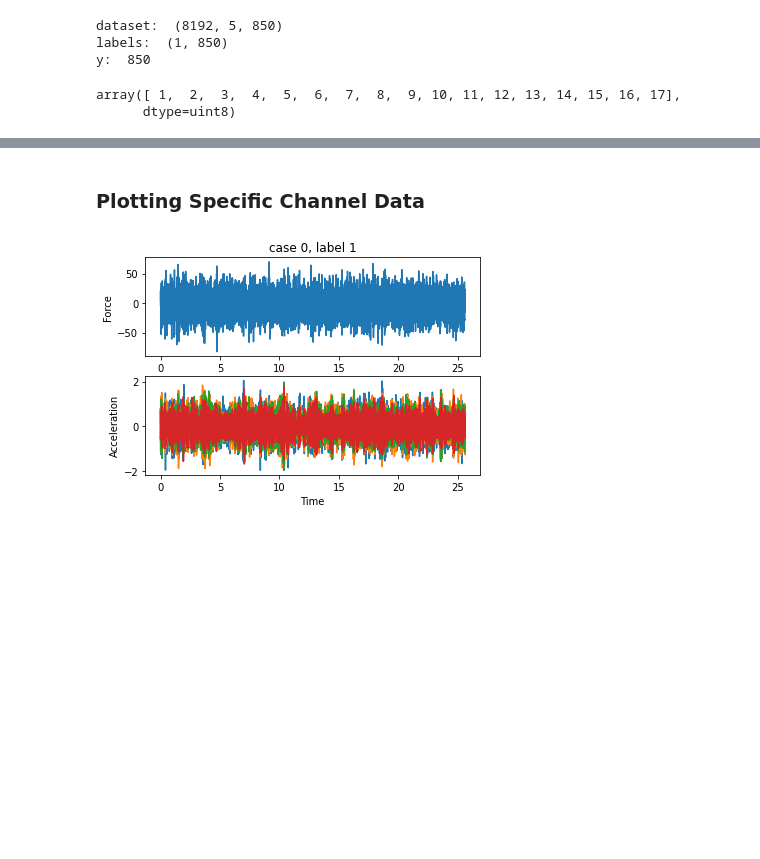
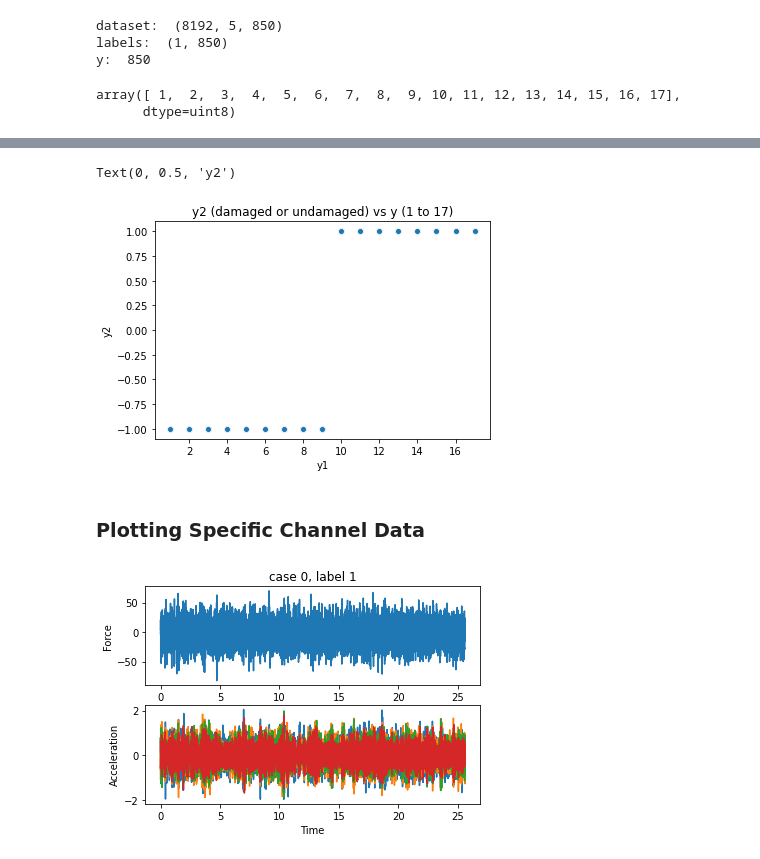
Before and after one commit to felipecostapereira/Task_02_PCA_LinearModels, a Jupyter notebook: task02.ipynb, the cells around one changed output, grey strips where cells are left out. Saved outputs shown, nothing was run; the diff lists cells and outputs as text; code cells hidden in the pictures; blank space fills up the shorter version.

```diff
--- a/task02.ipynb
+++ b/task02.ipynb
@@ -55,3 +61,17 @@ array([ 1,  2,  3,  4,  5,  6,  7,  8,  9, 10, 11, 12, 13, 14, 15, 16, 17],
+# %%
+y2 = []
+for label in y:
+    if label in range(1,10):
+        y2.append(-1)
+    else: y2.append(1)
+y2 = np.array(y2)
+ax = sns.scatterplot(y,y2)
+ax.set_title('y2 (damaged or undamaged) vs y (1 to 17)')
+ax.set_xlabel('y1')
+ax.set_ylabel('y2')
+# %% [output]
+Text(0, 0.5, 'y2')
+[figure, added]
 # %% [markdown]
 ### Plotting Specific Channel Data
 # %%
```
Also changed, not shown: parts of 19 cells of this notebook.
